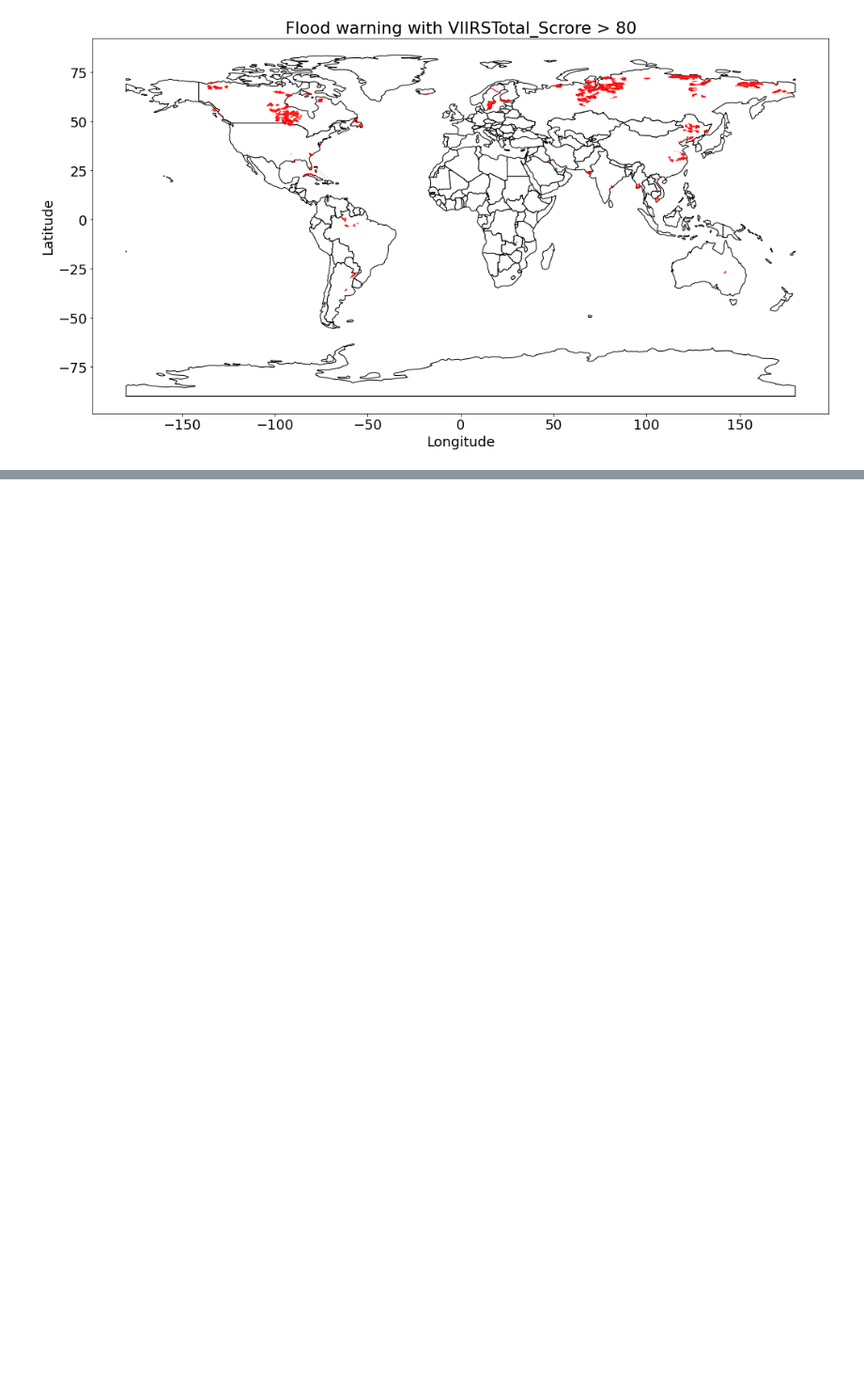
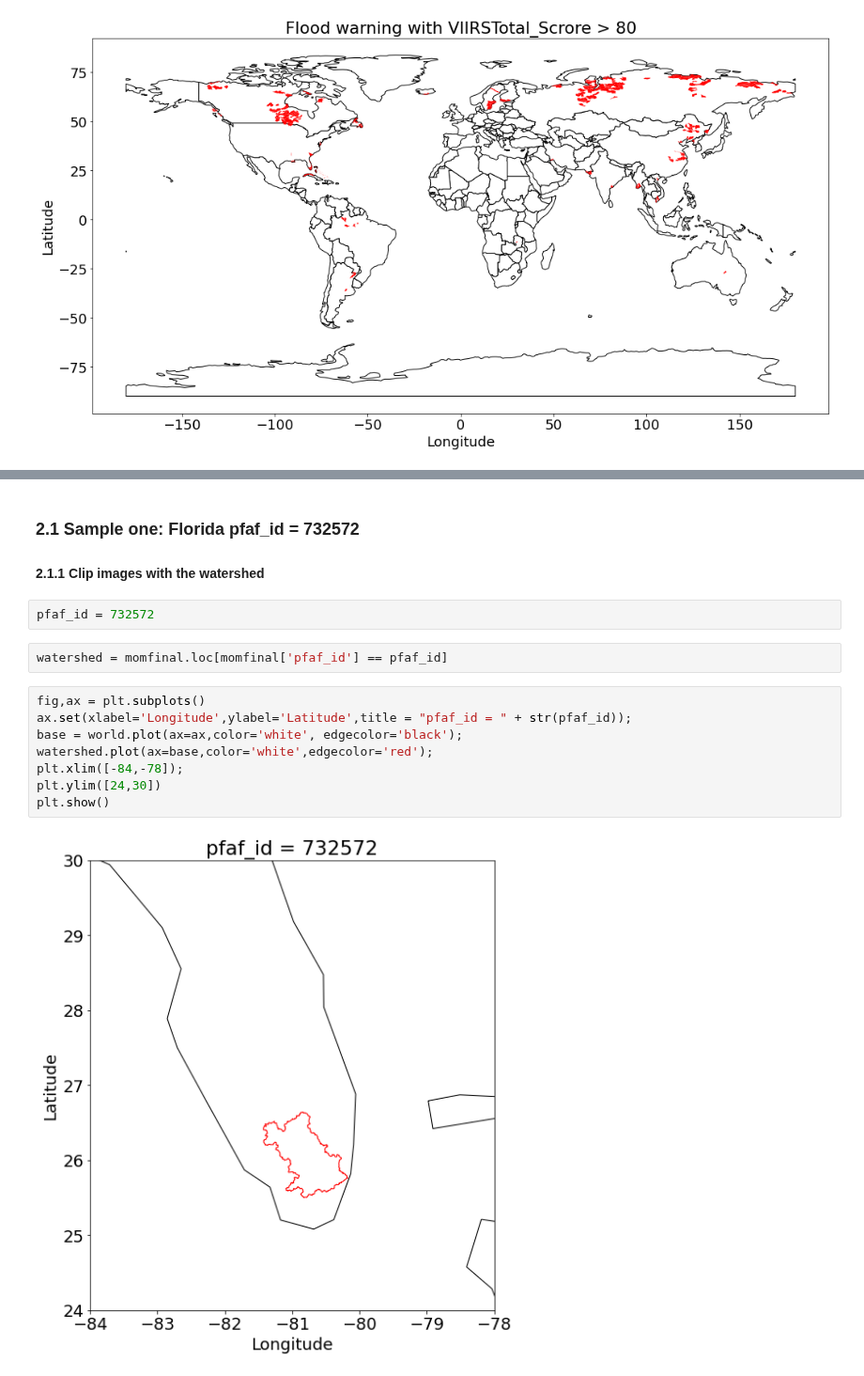
Before and after one commit to Global-Flood-Assessment/ModelOfModels, a Jupyter notebook: VIIRS+MOM/VIIRS_Pop_Example.ipynb, the cells around one changed output, grey strips where cells are left out. Shown at 94% size. Saved outputs shown, nothing was run; the diff lists cells and outputs as text; blank space fills up the shorter version.

Commit message:
VIIRS pop sample

```diff
--- a/VIIRS+MOM/VIIRS_Pop_Example.ipynb
+++ b/VIIRS+MOM/VIIRS_Pop_Example.ipynb
@@ -64,0 +70,17 @@ viirs_highscore.plot(ax=base, color='red');
+# %% [markdown]
+### 2.1 Sample one: Florida pfaf_id = 732572
+#### 2.1.1 Clip images with the watershed
+# %%
+pfaf_id = 732572
+# %%
+watershed = momfinal.loc[momfinal['pfaf_id'] == pfaf_id]
+# %%
+fig,ax = plt.subplots()
+ax.set(xlabel='Longitude',ylabel='Latitude',title = "pfaf_id = " + str(pfaf_id));
+base = world.plot(ax=ax,color='white', edgecolor='black');
+watershed.plot(ax=base,color='white',edgecolor='red');
+plt.xlim([-84,-78]);
+plt.ylim([24,30])
+plt.show()
+# %% [output]
+[figure, added]
```
Also changed, not shown: parts of 11 cells of this notebook.
